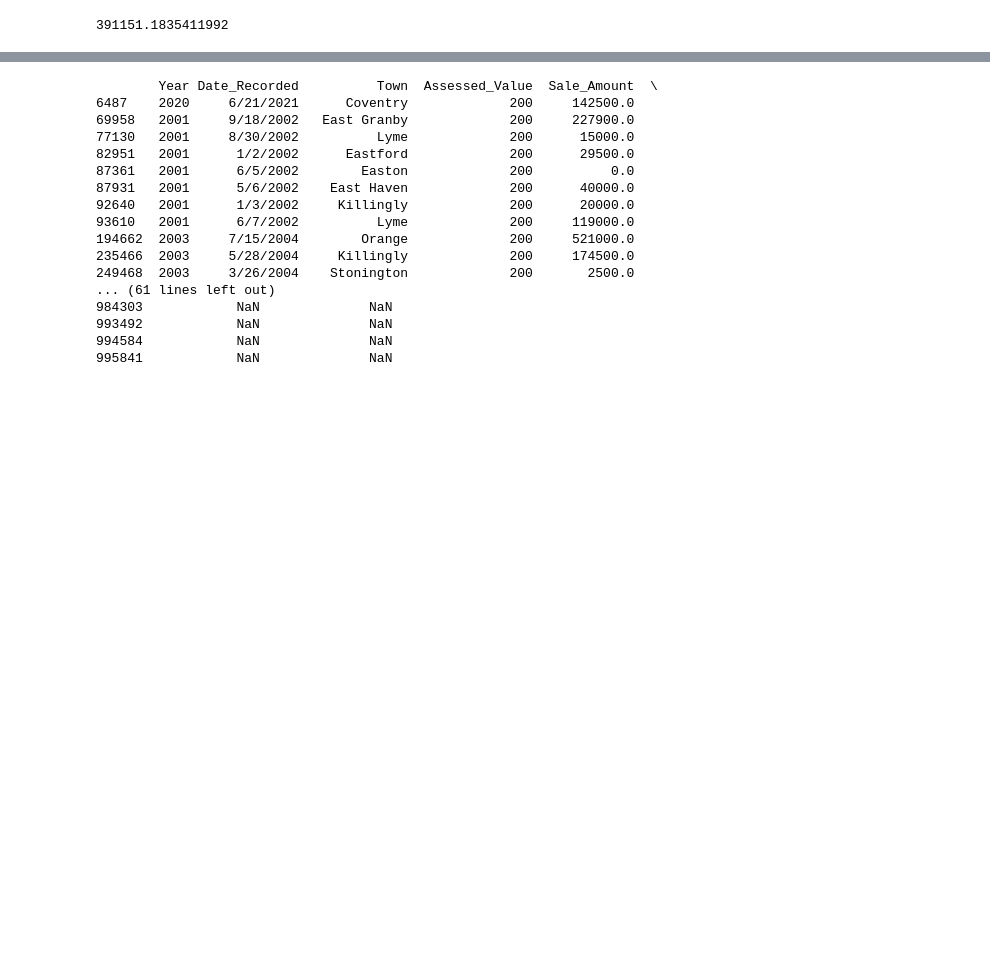
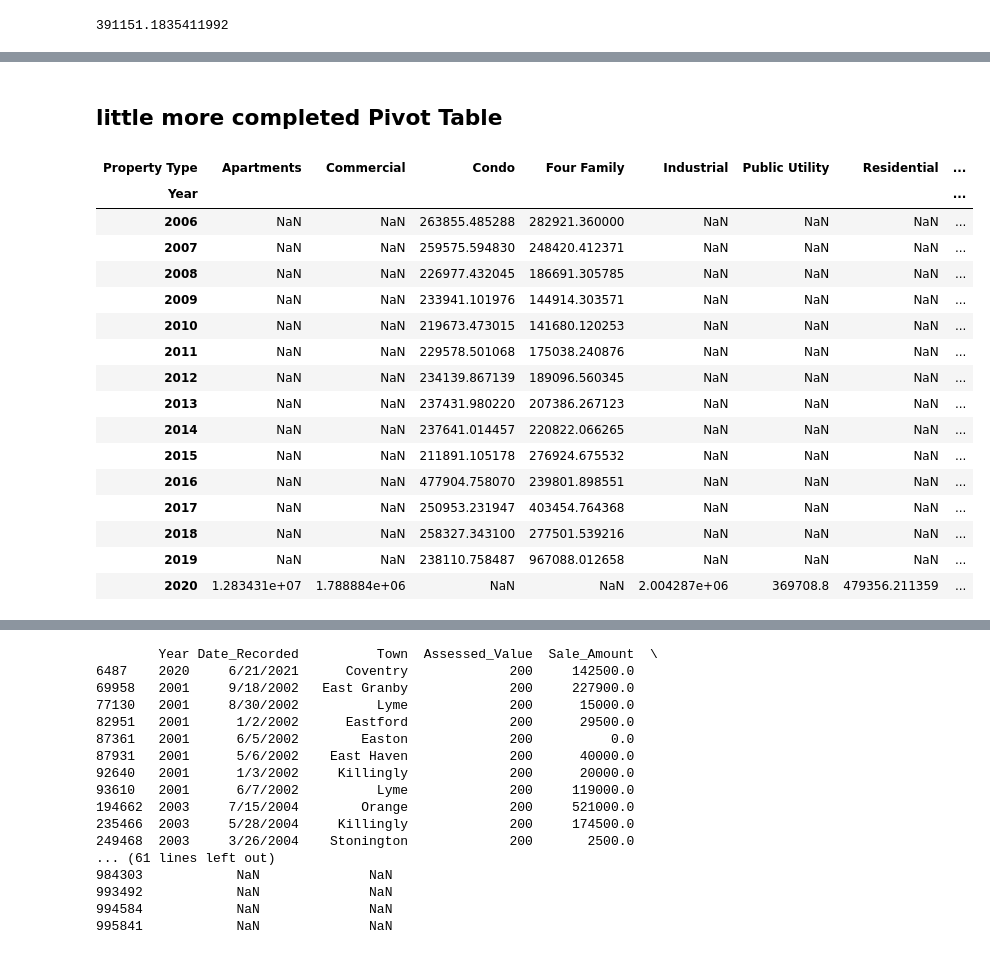
Before and after one commit to buzzpoint1/Final_project, a Jupyter notebook: final_project.ipynb, the cells around one changed output, grey strips where cells are left out. Drawn from its saved outputs; the diff is of its cells as text; code cells hidden in the pictures; blank space fills up the shorter version.

Commit message:
pivot tables

```diff
--- a/final_project.ipynb
+++ b/final_project.ipynb
@@ -297,5 +300,7 @@ print(tc.query("ALIGNMENT== 'CURVE ON HILLCREST'"))
 # %%
 #What is average Sale Ammount from RealEstateSale.csv
+from fugue_sql import fsql
+re = pd.read_csv('RealEstateSales.csv',low_memory=False)
 re["Sale_Amount"].mean()
 # %% [output]
 391151.1835411992
@@ -305,0 +351,23 @@ re["Sale_Amount"].sum()
+# %% [markdown]
+## little more completed Pivot Table
+# %%
+#what was the sale price per year and per property type
+re.pivot_table(index='Year', columns='Property Type', values='Sale_Amount',)
+# %% [output]
+| Property Type | Apartments | Commercial | Condo | Four Family | Industrial | Public Utility | Residential | ... |
+| Year |  |  |  |  |  |  |  | ... |
+| 2006 | NaN | NaN | 263855.485288 | 282921.360000 | NaN | NaN | NaN | ... |
+| 2007 | NaN | NaN | 259575.594830 | 248420.412371 | NaN | NaN | NaN | ... |
+| 2008 | NaN | NaN | 226977.432045 | 186691.305785 | NaN | NaN | NaN | ... |
+| 2009 | NaN | NaN | 233941.101976 | 144914.303571 | NaN | NaN | NaN | ... |
+| 2010 | NaN | NaN | 219673.473015 | 141680.120253 | NaN | NaN | NaN | ... |
+| 2011 | NaN | NaN | 229578.501068 | 175038.240876 | NaN | NaN | NaN | ... |
+| 2012 | NaN | NaN | 234139.867139 | 189096.560345 | NaN | NaN | NaN | ... |
+| 2013 | NaN | NaN | 237431.980220 | 207386.267123 | NaN | NaN | NaN | ... |
+| 2014 | NaN | NaN | 237641.014457 | 220822.066265 | NaN | NaN | NaN | ... |
+| 2015 | NaN | NaN | 211891.105178 | 276924.675532 | NaN | NaN | NaN | ... |
+| 2016 | NaN | NaN | 477904.758070 | 239801.898551 | NaN | NaN | NaN | ... |
+| 2017 | NaN | NaN | 250953.231947 | 403454.764368 | NaN | NaN | NaN | ... |
+| 2018 | NaN | NaN | 258327.343100 | 277501.539216 | NaN | NaN | NaN | ... |
+| 2019 | NaN | NaN | 238110.758487 | 967088.012658 | NaN | NaN | NaN | ... |
+| 2020 | 1.283431e+07 | 1.788884e+06 | NaN | NaN | 2.004287e+06 | 369708.8 | 479356.211359 | ... |
```
Also changed, not shown: parts of 15 cells of this notebook, 1 other file.
